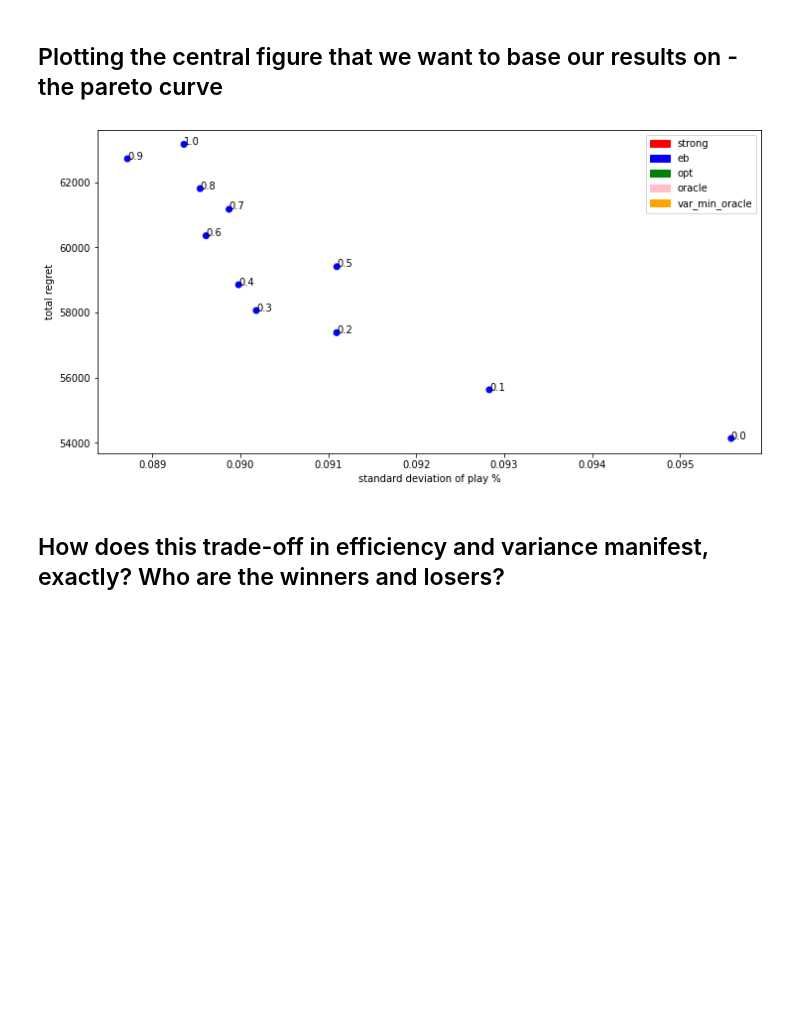
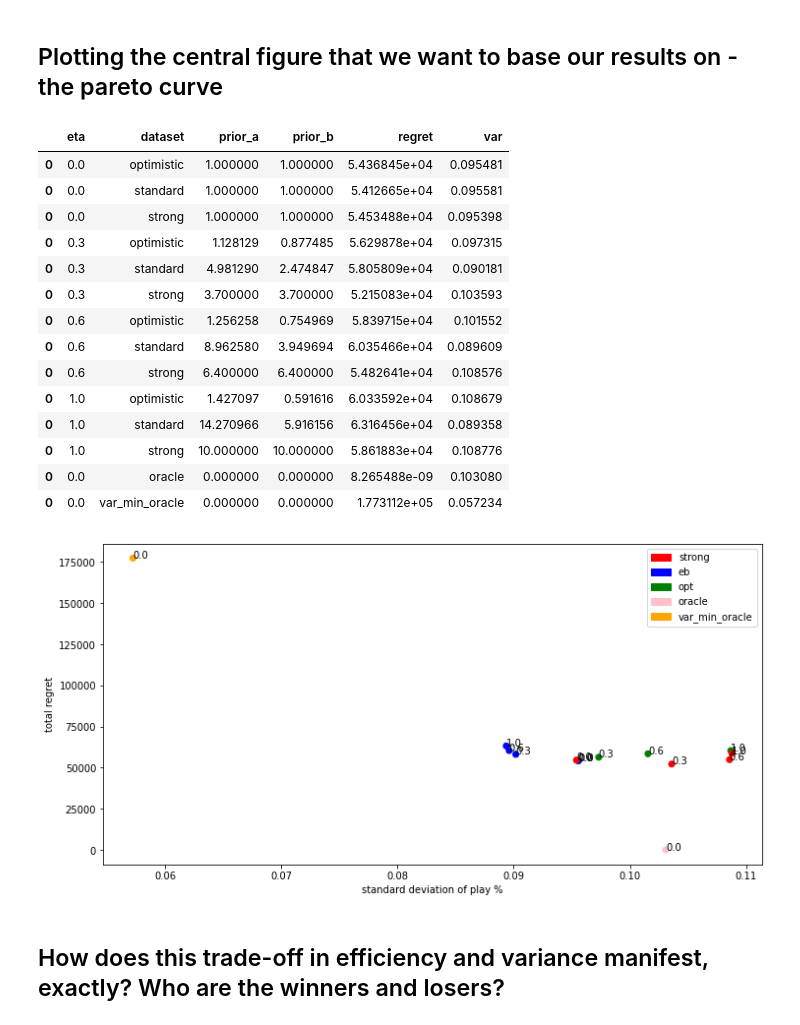
Before and after one commit to LEFTA98/ratings_with_eb, a Jupyter notebook: ec_plots.ipynb, the cells around one changed output. Saved outputs shown, nothing was run; the diff lists cells and outputs as text; code cells hidden in the pictures; blank space fills up the shorter version.

```diff
--- a/ec_plots.ipynb
+++ b/ec_plots.ipynb
@@ -318,3 +326,21 @@ pareto_df = pareto_df[pareto_df['dataset']=='standard']
+# %%
+pareto_df
+# %% [output]
+|  | eta | dataset | prior_a | prior_b | regret | var |
+| 0 | 0.0 | optimistic | 1.000000 | 1.000000 | 5.436845e+04 | 0.095481 |
+| 0 | 0.0 | standard | 1.000000 | 1.000000 | 5.412665e+04 | 0.095581 |
+| 0 | 0.0 | strong | 1.000000 | 1.000000 | 5.453488e+04 | 0.095398 |
+| 0 | 0.3 | optimistic | 1.128129 | 0.877485 | 5.629878e+04 | 0.097315 |
+| 0 | 0.3 | standard | 4.981290 | 2.474847 | 5.805809e+04 | 0.090181 |
+| 0 | 0.3 | strong | 3.700000 | 3.700000 | 5.215083e+04 | 0.103593 |
+| 0 | 0.6 | optimistic | 1.256258 | 0.754969 | 5.839715e+04 | 0.101552 |
+| 0 | 0.6 | standard | 8.962580 | 3.949694 | 6.035466e+04 | 0.089609 |
+| 0 | 0.6 | strong | 6.400000 | 6.400000 | 5.482641e+04 | 0.108576 |
+| 0 | 1.0 | optimistic | 1.427097 | 0.591616 | 6.033592e+04 | 0.108679 |
+| 0 | 1.0 | standard | 14.270966 | 5.916156 | 6.316456e+04 | 0.089358 |
+| 0 | 1.0 | strong | 10.000000 | 10.000000 | 5.861883e+04 | 0.108776 |
+| 0 | 0.0 | oracle | 0.000000 | 0.000000 | 8.265488e-09 | 0.103080 |
+| 0 | 0.0 | var_min_oracle | 0.000000 | 0.000000 | 1.773112e+05 | 0.057234 |
 # %%
 
 
@@ -322,7 +348,13 @@ x = list(pareto_df['var'])
 y = list(pareto_df['regret'])
 colors = list(pareto_df['dataset'])
 
-color_dict = {"standard":"blue", "strong":"red", "optimistic":"green", 'oracle':"pink",'var_min_oracle':"orange"}
+color_dict = {"standard":"blue",
+              "strong":"red",
+              "optimistic":"green",
+              'oracle':"pink",
+              'var_min_oracle':"orange",
+              'superopt':'brown',
+              'standard_two':'black'}
 
 fig,ax = plt.subplots()
 fig.set_size_inches(12,6)
@@ -342,7 +374,7 @@ plt.legend(handles=[red_patch, blue_patch, green_patch, pink_patch, orange_patch
 for i in range(labels.shape[0]):
     ax.annotate(f"{labels[i]}", (x[i], y[i]))
 # %% [output]
-[figure, old version]
+[figure, new version]
 # %% [markdown]
 ## How does this trade-off in efficiency and variance manifest, exactly? Who are the winners and losers?
 # %%
```
Also changed, not shown: parts of 8 cells of this notebook, 3 other files.
